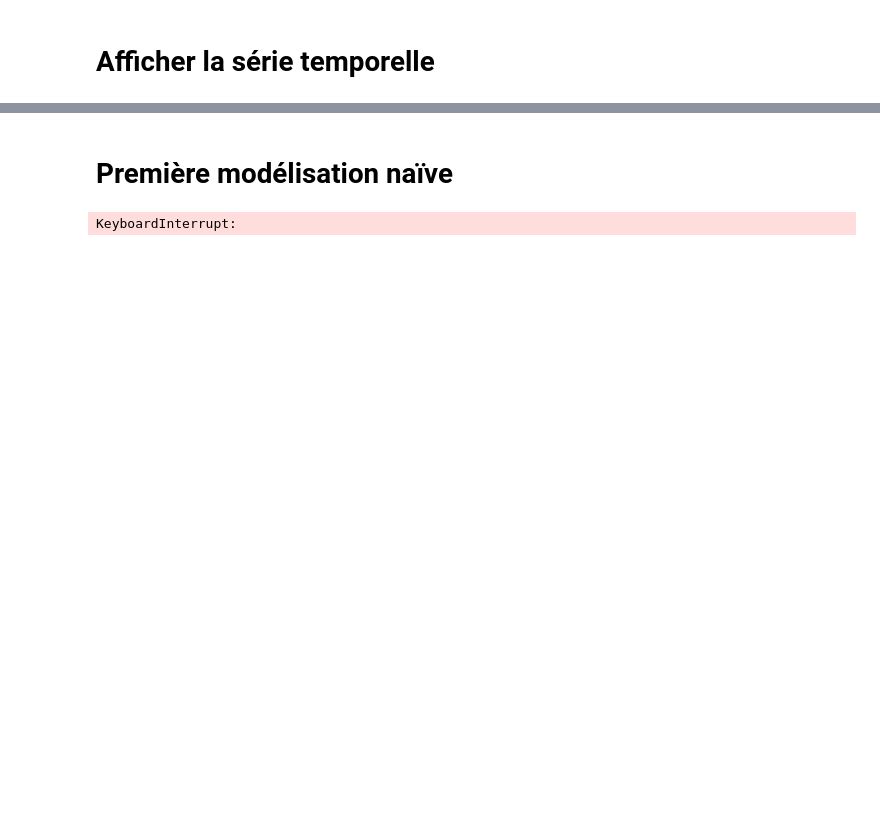
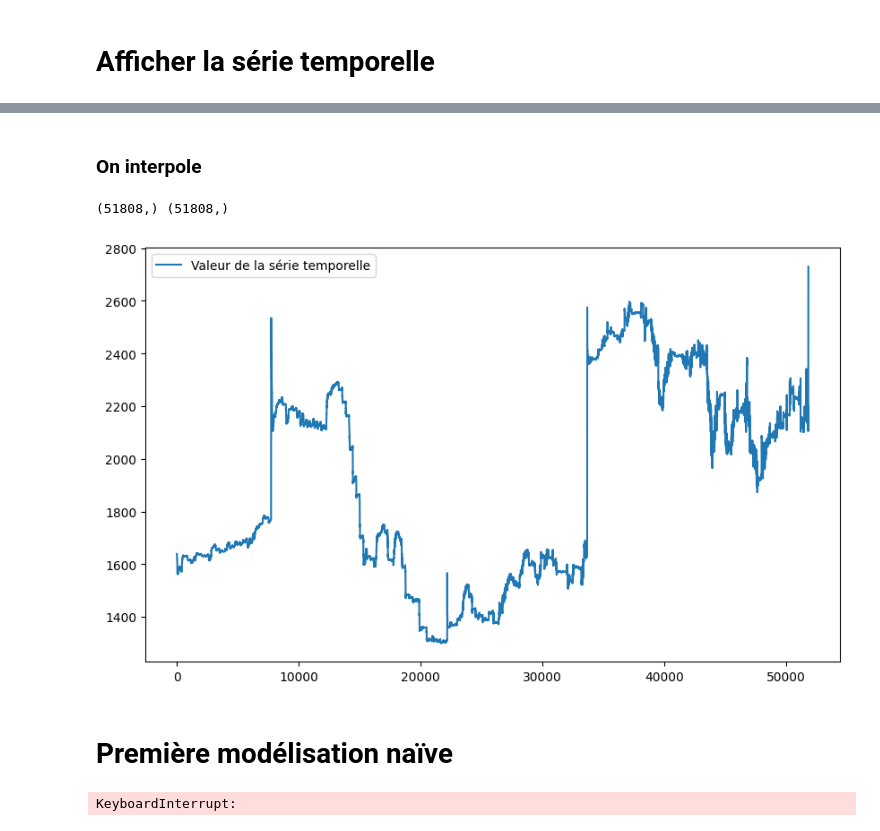
Before and after one commit to PiDchsn/Projet-RI, a Jupyter notebook: Analyse.ipynb, the cells around one changed output, grey strips where cells are left out. Saved outputs shown, nothing was run; the diff lists cells and outputs as text; code cells hidden in the pictures; blank space fills up the shorter version.

```diff
--- a/Analyse.ipynb
+++ b/Analyse.ipynb
@@ -38,3 +72,19 @@ plt.show()
+# %% [markdown]
+### On interpole
+# %%
+data_clean = delete_pic(data_crop)
+
+print(np.shape(data_crop),np.shape(data_clean))
+
+time_serie_clean = pd.Series(data_clean, dtype='float64')
+
+plt.figure(figsize=(10, 6))
+plt.plot(time_serie_clean, label='Valeur de la série temporelle')
+plt.legend()
+plt.show()
+# %% [output]
+(51808,) (51808,)
+[figure, added]
 # %% [markdown]
 # Première modélisation naïve
 # %%
```
Also changed, not shown: parts of 13 cells of this notebook.
